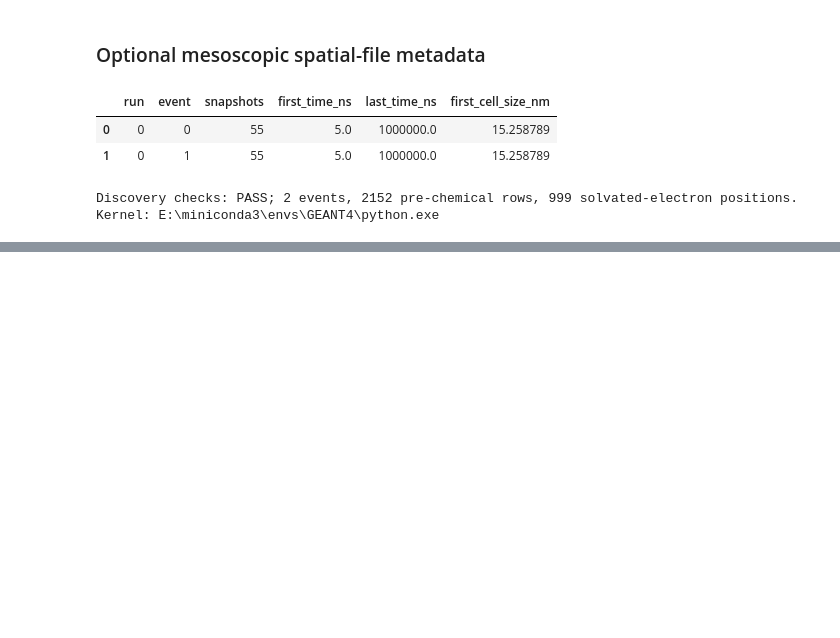
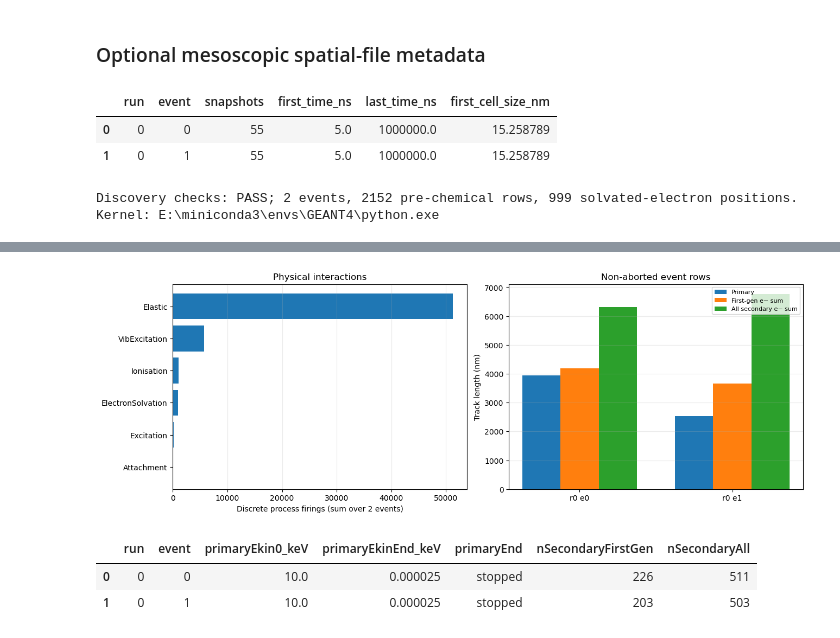
Before and after one commit to rtonneau/PFLASH, a Jupyter notebook: notebooks/vertical_slice.ipynb, the cells around one changed output, grey strips where cells are left out. Drawn from its saved outputs; the diff is of its cells as text; code cells hidden in the pictures; blank space fills up the shorter version.

```diff
--- a/notebooks/vertical_slice.ipynb
+++ b/notebooks/vertical_slice.ipynb
@@ -359,0 +444,26 @@ Kernel: E:\miniconda3\envs\GEANT4\python.exe
+# %%
+fig, axes = plt.subplots(1, 2, figsize=(13, 4.5), constrained_layout=True)
+physical_plot = physical_interactions.sort_values('count')
+axes[0].barh(physical_plot['label'].str.replace('e-_G4DNA', '', regex=False), physical_plot['count'])
+axes[0].set(xlabel=f'Discrete process firings (sum over {events} events)', title='Physical interactions')
+axes[0].grid(axis='x', alpha=.25)
+
+event_labels = track_lengths.apply(lambda row: f"r{int(row['run'])} e{int(row['event'])}", axis=1)
+x = np.arange(len(track_lengths))
+width = .25
+axes[1].bar(x - width, track_lengths['primaryLength_nm'], width, label='Primary')
+axes[1].bar(x, track_lengths['secondaryFirstGen_nm'], width, label='First-gen e− sum')
+axes[1].bar(x + width, track_lengths['secondaryAll_nm'], width, label='All secondary e− sum')
+axes[1].set(xticks=x, xticklabels=event_labels, ylabel='Track length (nm)',
+            title='Non-aborted event rows')
+axes[1].legend(fontsize=8)
+axes[1].grid(axis='y', alpha=.25)
+display(fig)
+plt.close(fig)
+display(track_lengths[['run', 'event', 'primaryEkin0_keV', 'primaryEkinEnd_keV', 'primaryEnd',
+                       'nSecondaryFirstGen', 'nSecondaryAll']])
+# %% [output]
+[figure, added]
+|  | run | event | primaryEkin0_keV | primaryEkinEnd_keV | primaryEnd | nSecondaryFirstGen | nSecondaryAll |
+| 0 | 0 | 0 | 10.0 | 0.000025 | stopped | 226 | 511 |
+| 1 | 0 | 1 | 10.0 | 0.000025 | stopped | 203 | 503 |
```
Also changed, not shown: parts of 9 cells of this notebook.
